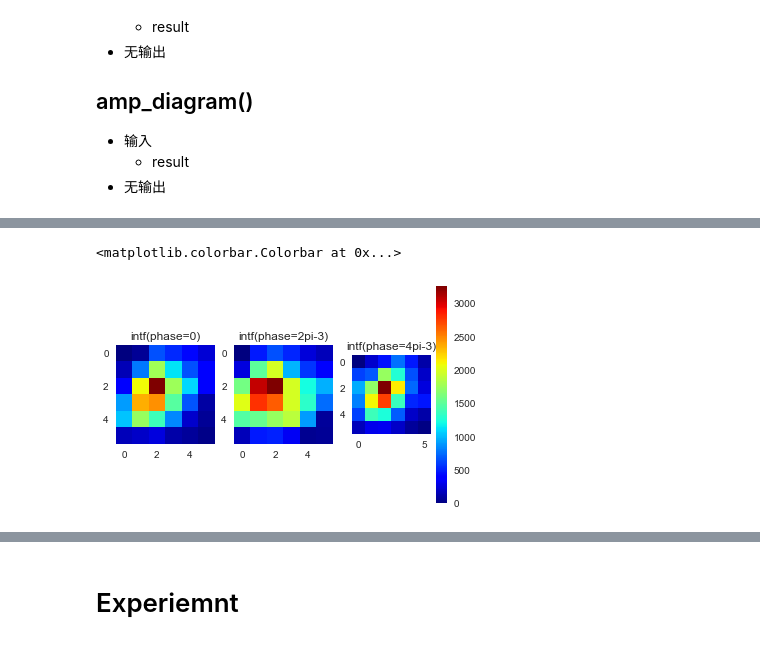
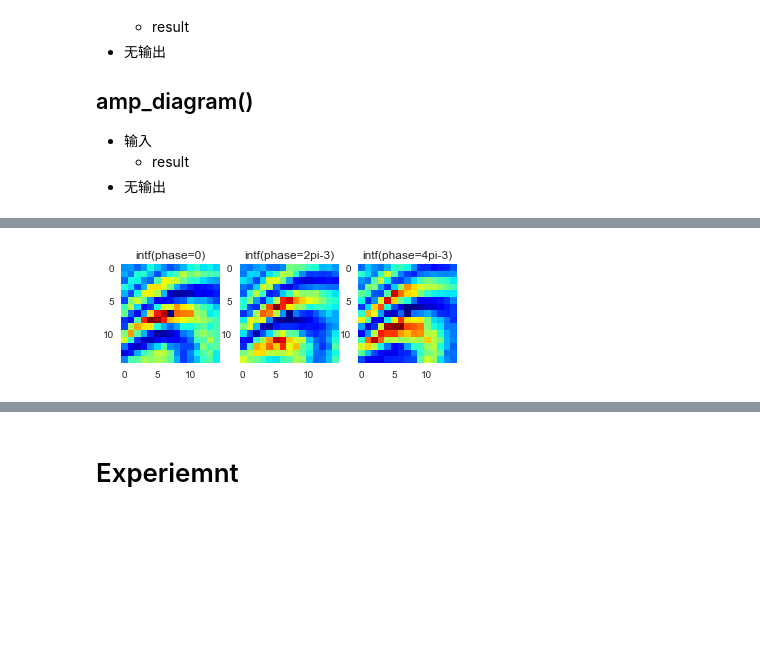
Before and after one commit to ZhonghuaQian/DMD, a Jupyter notebook: DMS+Simulation-Copy1.ipynb, the cells around one changed output, grey strips where cells are left out. Cells and saved outputs as stored; diff of their text form; code cells hidden in the pictures; blank space fills up the shorter version.

```diff
--- a/DMS+Simulation-Copy1.ipynb
+++ b/DMS+Simulation-Copy1.ipynb
@@ -217,24 +218,32 @@ def scan_patch(total_area, patch_size):
 
     rblock = int(normal_area[1] / patch_row)
     cblock = int(normal_area[3] / patch_col)
-
-    ref_patch = (total_area[0], total_area[0] + patch_row,
-                 total_area[2], total_area[2] + patch_col)
-    ref_pattern = grate(theta=pi/4, a=1.2, d=8,phase=0, show=False) * select((ref_patch,))
+    ref_row = int(rblock / 2)
+    ref_col = int(cblock / 2)
+    # 以中心区域作为参考patch
+    ref_patch = (total_area[0] + ref_row * patch_row, total_area[0] + (ref_row + 1) * patch_row,
+                 total_area[2] + ref_col * patch_col, total_area[2] + (ref_col + 1) * patch_col)
+    ref_pattern = grate(theta=pi/4, a=1, d=8,phase=0, show=False) * select((ref_patch,))
 
     extra_phase = [0, 2 * pi/3, 4 * pi/3]
     count = np.zeros((rblock, cblock, len(extra_phase)))
-
+    j = ""
     for r in range(0,rblock):
         for c in range(0,cblock):
-            if c==0 and r == 0:
+            if c==ref_col and r == ref_row:
                 continue
 
             sam_patch = (total_area[0] + r * patch_row, total_area[0] + (r + 1) * patch_row,
                          total_area[2] + c * patch_col, total_area[2] + (c + 1) * patch_col)
+            # show processbar
+            j += '#'
+            process = int((r * 15 + c + 1)/225.0 * 100)
+            sys.stdout.write("Process: "+ str(process)+'%   '+j+'->'+"\r")
+            sys.stdout.flush()
+
             i = 0
             for phase in extra_phase:
-                sam_pattern = grate(theta=pi/4, a=1.2, d=8, phase=phase, show=False) * select((sam_patch,))
+                sam_pattern = grate(theta=pi/4, a=1, d=8, phase=phase, show=False) * select((sam_patch,))
                 pattern = ref_pattern + sam_pattern
                 '''
                 下面这行代码测试时注释，运行时不要注释
@@ -254,10 +263,4 @@ def scan_patch(total_area, patch_size):
 patch_size = {"patch_row":20, "patch_col": 20}
 total_area = (200, 500, 350, 650)
 count = scan_patch(total_area=total_area, patch_size=patch_size)
-filename = "count-" + str(patch_size["patch_row"]) + str(patch_size["patch_row"]) + \
-            time.strftime("%Y-%m-%d-%H-%M", time.localtime()) + ".pkl"
-with open("./counts/"+filename, "wb") as f:
-    pickle.dump(count, f)
-
-print count
 # %% [output]
@@ -344,31 +341,28 @@ phase_diagram(phase_mat, save=False, filename=0)
 # %%
-# -*- coding:utf-8 -*-
 def interf_diagram(mat, title):
     '''
     画出三个干涉图
     '''
     row, col= mat.shape
     X,Y = np.meshgrid(row,col)
     plt.savefig("./tmp/"+title+".jpg")
     plt.imshow(mat, cmap="jet")
     plt.title(title)
     plt.grid(False)
 #     plt.colorbar()
 
 plt.subplot(1,3,1)
 mat = count[:, :, 0]
 interf_diagram(mat, "intf(phase=0)" )
 
 plt.subplot(1,3,2)
 mat = count[:, :, 1]
 interf_diagram(mat, "intf(phase=2pi-3)" )
 plt.subplot(1,3,3)
 mat = count[:, :, 2]
 interf_diagram(mat, "intf(phase=4pi-3)" )
-plt.colorbar()
 # %% [output]
-<matplotlib.colorbar.Colorbar at 0x...>
-[figure, old version]
+[figure, new version]
 # %%
 import pickle
 np.random.seed(100)
```
Also changed, not shown: parts of 13 cells of this notebook, 16 other files.
